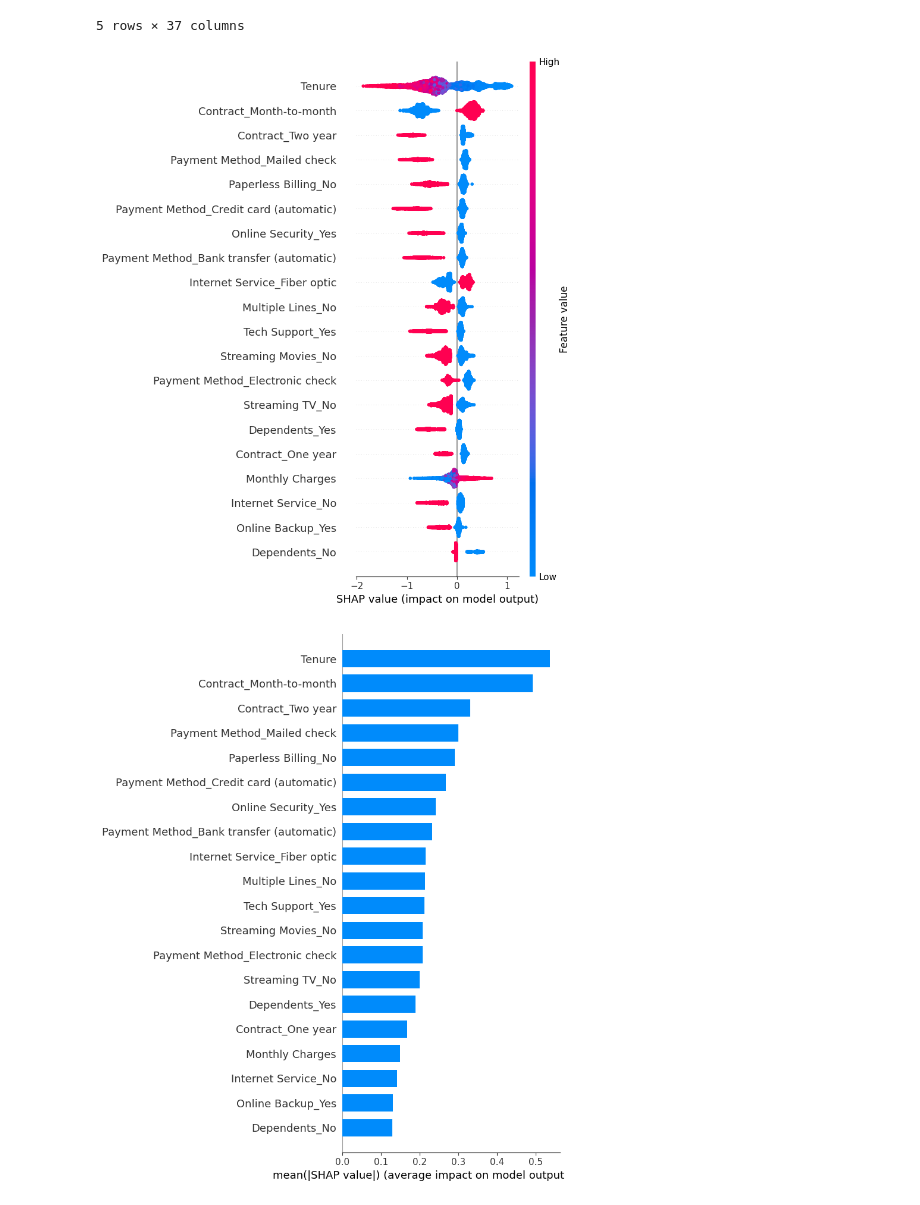
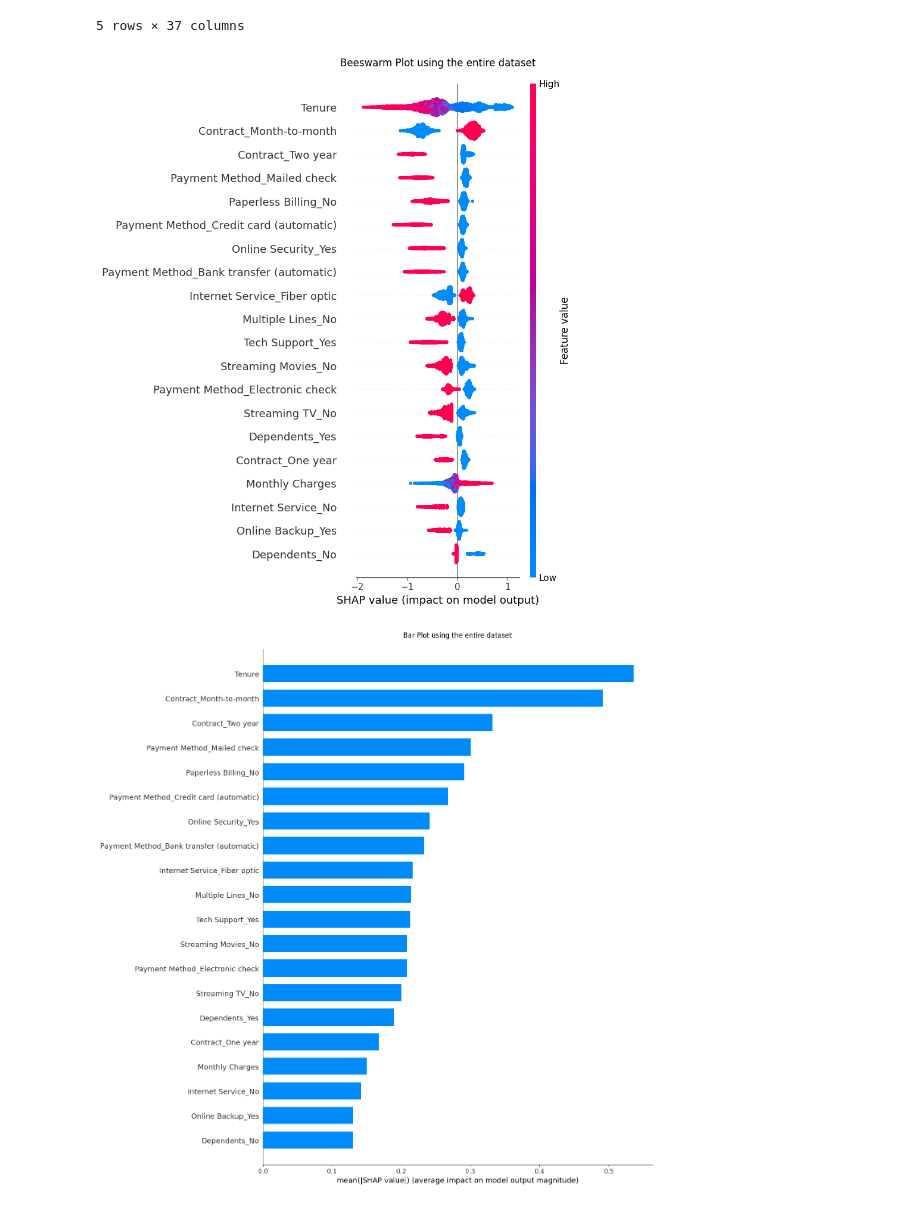
Before and after one commit to Silvano315/Churn-Prediction-with-SHAP, a Jupyter notebook: SHAP.ipynb, the cells around one changed output. Saved outputs shown, nothing was run; the diff lists cells and outputs as text; code cells hidden in the pictures.

Commit message:
SHAP notebook updated

```diff
--- a/SHAP.ipynb
+++ b/SHAP.ipynb
@@ -39,6 +41,7 @@ skf = StratifiedKFold(n_splits=10, shuffle=True, random_state=59)
 # Model training to evaluate Shapley values in Cross-Validation
 
 shap_values_list = []
+expected_values_list = []
 indices_list = []
 
 for train_index, test_index in skf.split(X, y):
@@ -54,8 +57,10 @@ for train_index, test_index in skf.split(X, y):
 
     explainer = shap.TreeExplainer(model)
     shap_values = explainer.shap_values(X_test)
+    expected_values = explainer.expected_value
 
     shap_values_list.append(shap_values)
+    expected_values_list.append(np.repeat(expected_values, len(test_index)))
     indices_list.append(test_index)
 # %%
 # Create a DataFrame with SHAP values and indices
@@ -86,12 +95,17 @@ shap_df_sorted.to_csv("Results/XGBoost_Shapley_Values_10Fold_CV.csv")
 # Results visualization
 
 # Beeswarm plot
+
+plt.title(f"Beeswarm Plot using the entire dataset\n")
+
 shap.summary_plot(shap_df_sorted.values, X, show=False, plot_type="dot")
 # %% [output]
-[figure, old version]
+[figure, new version]
 # %%
 # Bar plot
 
-shap.summary_plot(shap_df_sorted.values, X, plot_type="bar", show=False)
+plt.title(f"Bar Plot using the entire dataset\n")
+
+shap.summary_plot(shap_df_sorted.values, X, plot_type="bar", show=False, plot_size=(14,14))
 # %% [output]
-[figure, old version]
+[figure, new version]
```
Also changed, not shown: parts of 7 cells of this notebook.
